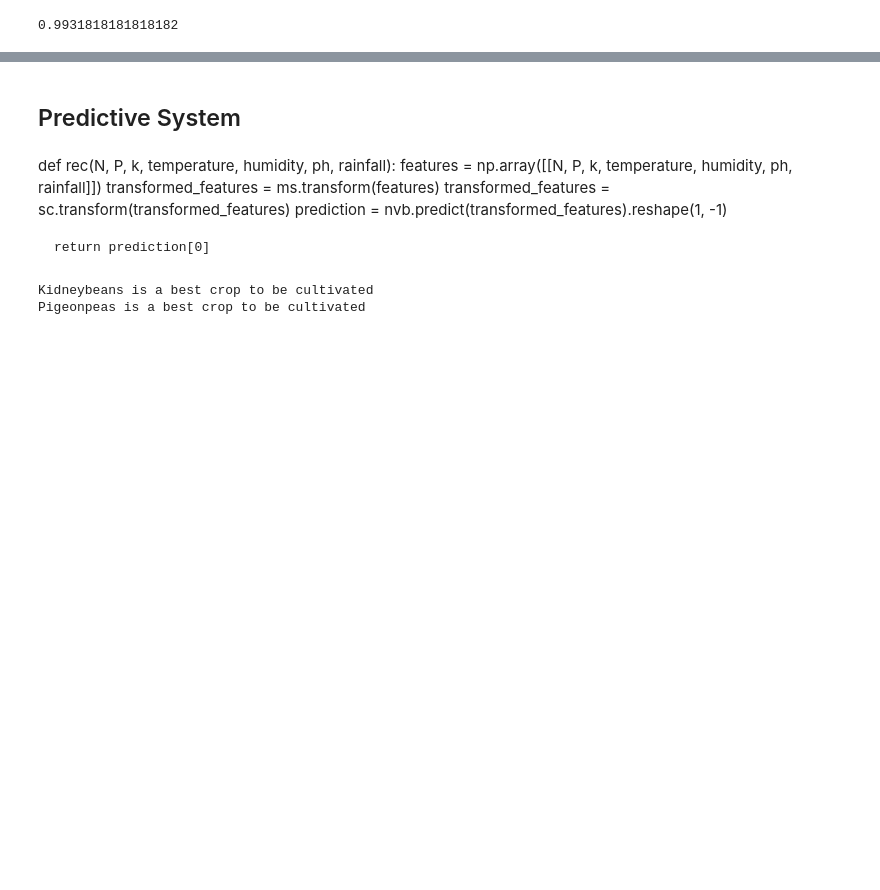
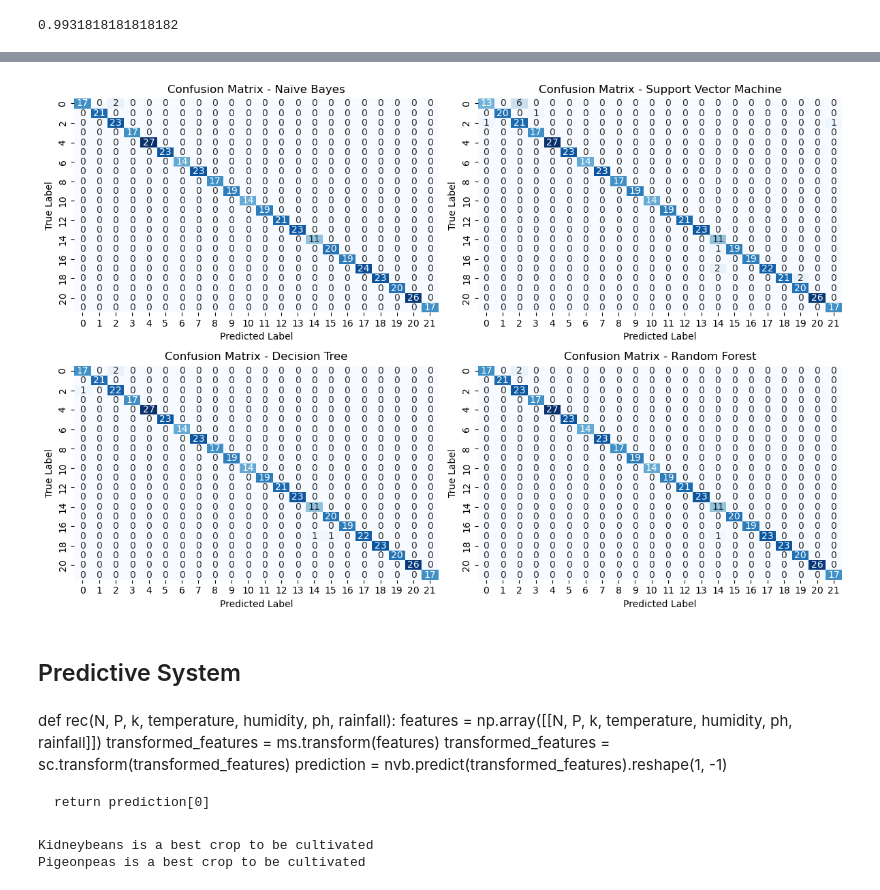
Before and after one commit to adwaid-10/Crop-Recommendation, a Jupyter notebook: Training_dataset.ipynb, the cells around one changed output, grey strips where cells are left out. Saved outputs shown, nothing was run; the diff lists cells and outputs as text; code cells hidden in the pictures; blank space fills up the shorter version.

```diff
--- a/Training_dataset.ipynb
+++ b/Training_dataset.ipynb
@@ -326,3 +381,25 @@ accuracy_score(y_test,ypred)
+# %%
+
+confusion_matrices = {}
+
+# Calculate confusion matrix for each model
+for name, md in models.items():
+    y_pred = md.predict(X_test)
+    cm = confusion_matrix(y_test, y_pred)
+    confusion_matrices[name] = cm
+
+# Plot confusion matrices
+plt.figure(figsize=(12, 8))
+for idx, (name, cm) in enumerate(confusion_matrices.items(), 1):
+    plt.subplot(2, 2, idx)
+    sns.heatmap(cm, annot=True, cmap='Blues', fmt='g', cbar=False)
+    plt.title(f'Confusion Matrix - {name}')
+    plt.xlabel('Predicted Label')
+    plt.ylabel('True Label')
+plt.tight_layout()
+plt.show()
+# %% [output]
+[figure, added]
 # %% [markdown]
 ## Predictive System
 # %% [markdown]
```
Also changed, not shown: parts of 7 cells of this notebook.
